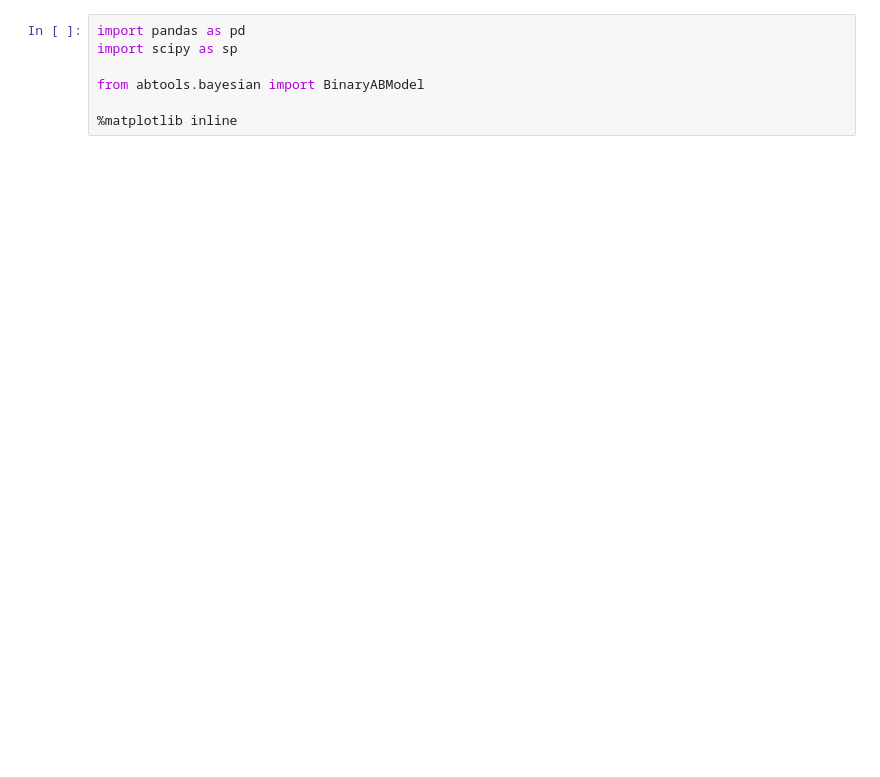
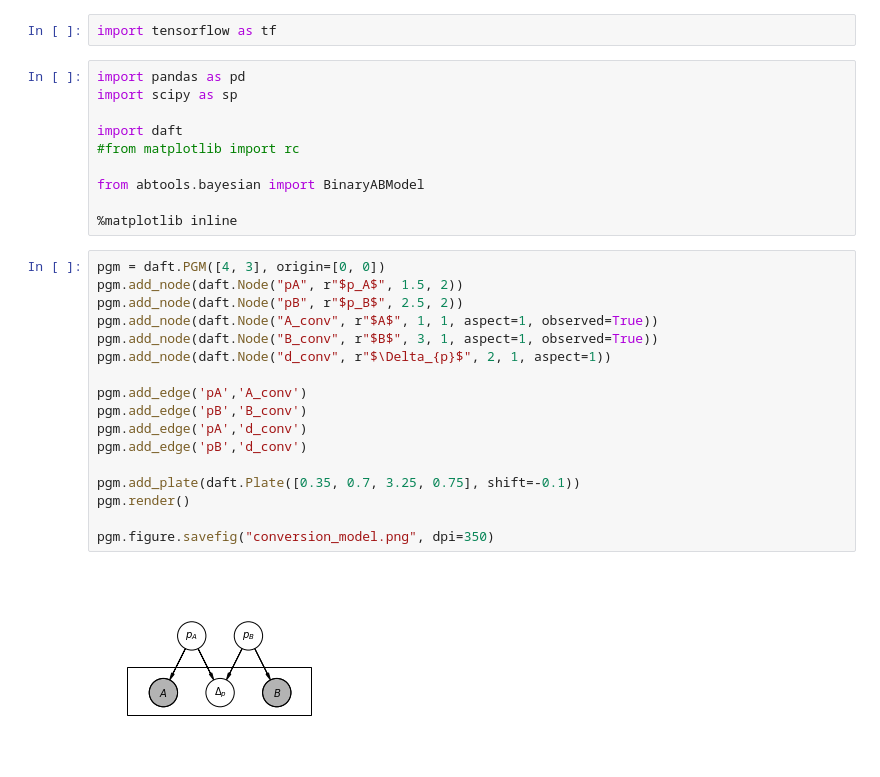
Before and after one commit to PavelMotorin/abtools, a Jupyter notebook: examples/01_bayesian_conversion_test.ipynb, the cells around one changed output. Cells and saved outputs as stored; diff of their text form; blank space fills up the shorter version.

```diff
--- a/examples/01_bayesian_conversion_test.ipynb
+++ b/examples/01_bayesian_conversion_test.ipynb
@@ -1,8 +1,32 @@
+# %%
+import tensorflow as tf
 # %%
 import pandas as pd
 import scipy as sp
 
+import daft
+#from matplotlib import rc
+
 from abtools.bayesian import BinaryABModel
 
 %matplotlib inline
+# %%
+pgm = daft.PGM([4, 3], origin=[0, 0])
+pgm.add_node(daft.Node("pA", r"$p_A$", 1.5, 2))
+pgm.add_node(daft.Node("pB", r"$p_B$", 2.5, 2))
+pgm.add_node(daft.Node("A_conv", r"$A$", 1, 1, aspect=1, observed=True))
+pgm.add_node(daft.Node("B_conv", r"$B$", 3, 1, aspect=1, observed=True))
+pgm.add_node(daft.Node("d_conv", r"$\Delta_{p}$", 2, 1, aspect=1))
+
+pgm.add_edge('pA','A_conv')
+pgm.add_edge('pB','B_conv')
+pgm.add_edge('pA','d_conv')
+pgm.add_edge('pB','d_conv')
+
+pgm.add_plate(daft.Plate([0.35, 0.7, 3.25, 0.75], shift=-0.1))
+pgm.render()
+
+pgm.figure.savefig("conversion_model.png", dpi=350)
+# %% [output]
+[figure, added]
 # %%
```
Also changed, not shown: parts of 4 cells of this notebook, 2 other files.
